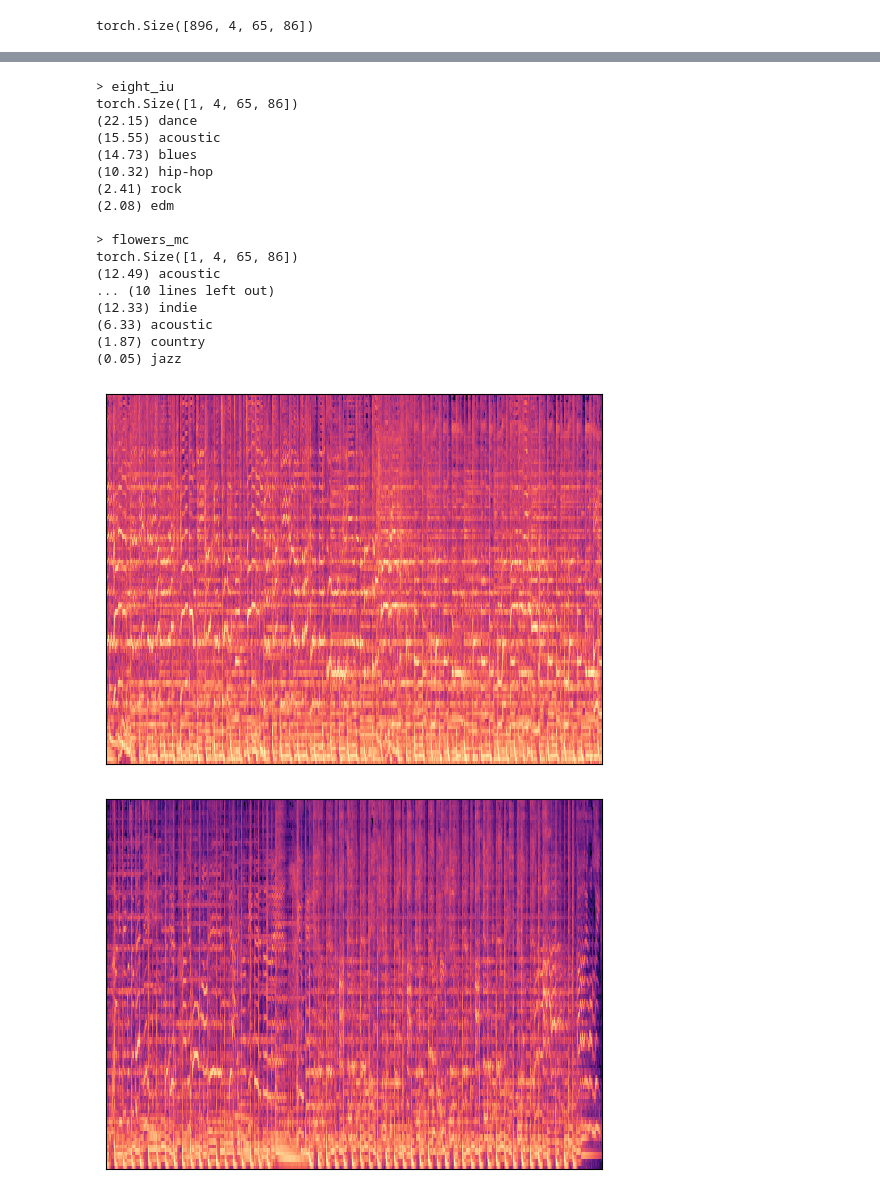
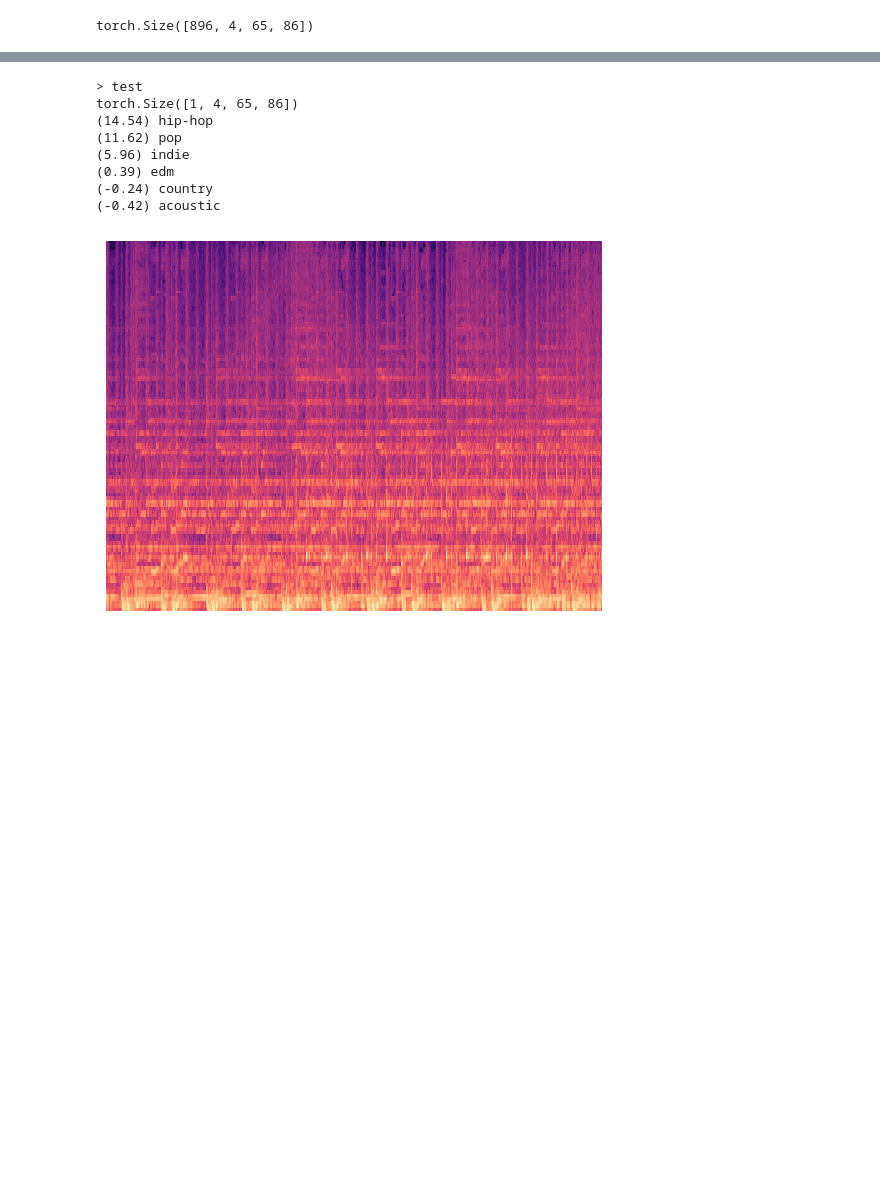
Before and after one commit to anhvungoc21/song-genre-predictor, a Jupyter notebook: perform_cnn.ipynb, the cells around one changed output, grey strips where cells are left out. Saved outputs shown, nothing was run; the diff lists cells and outputs as text; code cells hidden in the pictures; blank space fills up the shorter version.

```diff
--- a/perform_cnn.ipynb
+++ b/perform_cnn.ipynb
@@ -230,9 +230,8 @@ def generate_one_spectrogram(input_filename):
                             y_axis='mel', sr=sr,
                             fmax=8000, ax=ax)
 
-    ax.get_xaxis().set_visible(False)
-    ax.get_yaxis().set_visible(False)
-    plt.savefig(input_filename + ".png", bbox_inches='tight')
+    plt.axis('off')
+    plt.savefig(input_filename + ".png", bbox_inches='tight', pad_inches=0)
     return input_filename + ".png"
 
 def convert_img_to_tensor(img_filename):
@@ -279,23 +278,14 @@ def predict(input_filename, n_predictions=6):
             predictions.append([value, CATEGORY_LABEL[category_index]])
 # %%
 ### Download an mp3 file in the root directory and input the filename to predict() -- ex. predict("shape_of_you")
+predict("test")
 # %% [output]
-> eight_iu
+> test
 torch.Size([1, 4, 65, 86])
-(22.15) dance
-(15.55) acoustic
-(14.73) blues
-(10.32) hip-hop
-(2.41) rock
-(2.08) edm
-
-> flowers_mc
-torch.Size([1, 4, 65, 86])
-(12.49) acoustic
-... (10 lines left out)
-(12.33) indie
-(6.33) acoustic
-(1.87) country
-(0.05) jazz
+(14.54) hip-hop
+(11.62) pop
+(5.96) indie
+(0.39) edm
+(-0.24) country
+(-0.42) acoustic
-[figure, old version]
+[figure, new version]
-[figure, removed]
```
Also changed, not shown: parts of 4 cells of this notebook, 16 other files.
